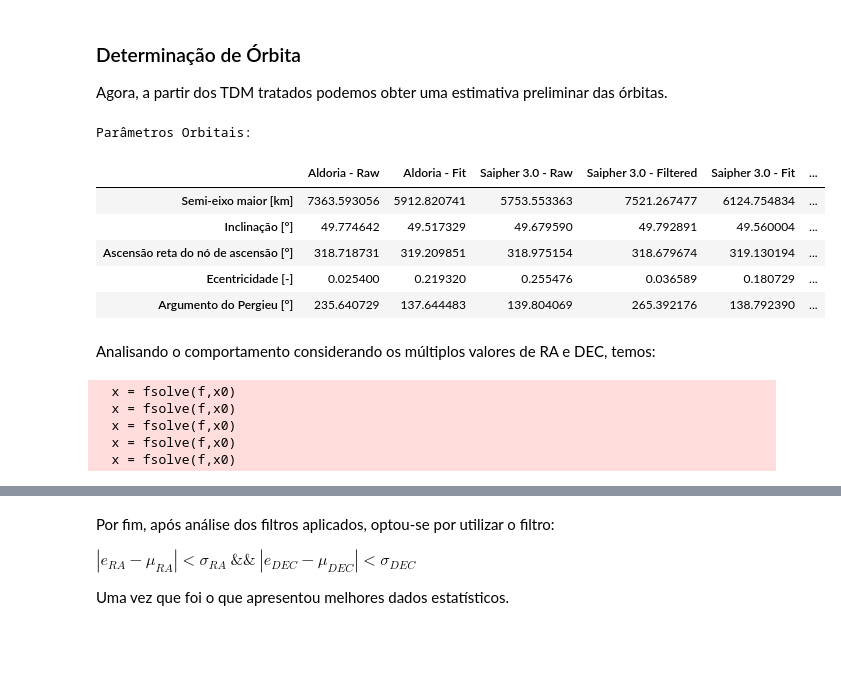
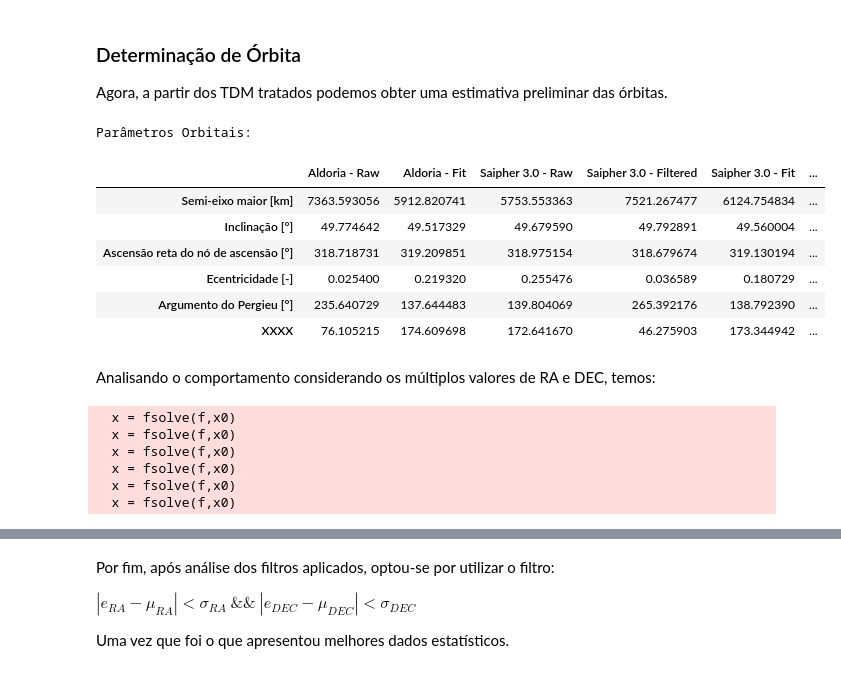
Before and after one commit to Rafa1914/spacepykit, a Jupyter notebook: data-exploration-notebook.ipynb, the cells around one changed output, grey strips where cells are left out. Cells and saved outputs as stored; diff of their text form; code cells hidden in the pictures; blank space fills up the shorter version.

```diff
--- a/data-exploration-notebook.ipynb
+++ b/data-exploration-notebook.ipynb
@@ -213,15 +213,15 @@ m_tle = 129.7086
 
 # Resultados:
 results = {
-    "Aldoria - Raw": tle_aldoria_raw.to_list(),
-    "Aldoria - Fit": tle_aldoria_fit.to_list(),
-    "Saipher 3.0 - Raw": tle_saipher_30_raw.to_list(),
-    "Saipher 3.0 - Filtered": tle_saipher_30_filtered.to_list(),
-    "Saipher 3.0 - Fit": tle_saipher_30_fit.to_list(),
-    "Saipher 2.5 - Raw": tle_saipher_25_raw.to_list(),
-    "Saipher 2.5 - Filtered": tle_saipher_25_filtered.to_list(),
-    "Saipher 2.5 - Fit": tle_saipher_25_fit.to_list(),
-    "TLE": [a_tle, i_tle, ra_tle, e_tle, w_tle],
+    "Aldoria - Raw": tle_aldoria_raw.to_list,
+    "Aldoria - Fit": tle_aldoria_fit.to_list,
+    "Saipher 3.0 - Raw": tle_saipher_30_raw.to_list,
+    "Saipher 3.0 - Filtered": tle_saipher_30_filtered.to_list,
+    "Saipher 3.0 - Fit": tle_saipher_30_fit.to_list,
+    "Saipher 2.5 - Raw": tle_saipher_25_raw.to_list,
+    "Saipher 2.5 - Filtered": tle_saipher_25_filtered.to_list,
+    "Saipher 2.5 - Fit": tle_saipher_25_fit.to_list,
+    "TLE": [a_tle, i_tle, ra_tle, e_tle, w_tle,0],
 }
 
 orbital_parameters_df = pd.DataFrame(
@@ -231,39 +231,41 @@ orbital_parameters_df = pd.DataFrame(
         "Ascensão reta do nó de ascensão [°]",
         "Ecentricidade [-]",
         "Argumento do Pergieu [°]",
+        "XXXX"
     ],
     data=results,
 )
 
 # print("Vetores de Estado:")
 # print(
 #     f"v2_aldoria = {round(v2_aldoria.x,4)}I + ({round(v2_aldoria.y,4)})J + ({round(v2_aldoria.z,4)})K"
 # )
 # print(
 #     f"v2_saipher = {round(v2_saipher_30.x,4)}I + ({round(v2_saipher_30.y,4)})J + ({round(v2_saipher_30.z,4)})K     (ex = {round(abs(100*(v2_saipher_30.x-v2_aldoria.x)/v2_aldoria.x),4)}% ey = {round(abs(100*(v2_saipher_30.y-v2_aldoria.y)/v2_aldoria.y),4)}% ez = {round(abs(100*(v2_saipher_30.z-v2_aldoria.z)/v2_aldoria.z),4)}%)"
 # )
 # print(
 #     f"v2_saipher = {round(v2_saipher_25.x,4)}I + ({round(v2_saipher_25.y,4)})J + ({round(v2_saipher_25.z,4)})K     (ex = {round(abs(100*(v2_saipher_25.x-v2_aldoria.x)/v2_aldoria.x),4)}% ey = {round(abs(100*(v2_saipher_25.y-v2_aldoria.y)/v2_aldoria.y),4)}% ez = {round(abs(100*(v2_saipher_25.z-v2_aldoria.z)/v2_aldoria.z),4)}%)"
 # )
 # print(
 #     f"r2_aldoria = {round(r2_aldoria.x,4)}I + ({round(r2_aldoria.y,4)})J + ({round(r2_aldoria.z,4)})K"
 # )
 # print(
 #     f"r2_saipher = {round(r2_saipher_30.x,4)}I + ({round(r2_saipher_30.y,4)})J + ({round(r2_saipher_30.z,4)})K     (ex = {round(abs(100*(r2_saipher_30.x-r2_aldoria.x)/r2_aldoria.x),4)}% ey = {round(abs(100*(r2_saipher_30.y-r2_aldoria.y)/r2_aldoria.y),4)}% ez = {round(abs(100*(r2_saipher_30.z-r2_aldoria.z)/r2_aldoria.z),4)}%)"
 # )
 # print(
 #     f"r2_saipher = {round(r2_saipher_25.x,4)}I + ({round(r2_saipher_25.y,4)})J + ({round(r2_saipher_25.z,4)})K     (ex = {round(abs(100*(r2_saipher_25.x-r2_aldoria.x)/r2_aldoria.x),4)}% ey = {round(abs(100*(r2_saipher_25.y-r2_aldoria.y)/r2_aldoria.y),4)}% ez = {round(abs(100*(r2_saipher_25.z-r2_aldoria.z)/r2_aldoria.z),4)}%)"
 # )
 print("\nParâmetros Orbitais:")
 orbital_parameters_df
 # %% [output]
 Parâmetros Orbitais:
 |  | Aldoria - Raw | Aldoria - Fit | Saipher 3.0 - Raw | Saipher 3.0 - Filtered | Saipher 3.0 - Fit | ... |
 | Semi-eixo maior [km] | 7363.593056 | 5912.820741 | 5753.553363 | 7521.267477 | 6124.754834 | ... |
 | Inclinação [°] | 49.774642 | 49.517329 | 49.679590 | 49.792891 | 49.560004 | ... |
 | Ascensão reta do nó de ascensão [°] | 318.718731 | 319.209851 | 318.975154 | 318.679674 | 319.130194 | ... |
 | Ecentricidade [-] | 0.025400 | 0.219320 | 0.255476 | 0.036589 | 0.180729 | ... |
 | Argumento do Pergieu [°] | 235.640729 | 137.644483 | 139.804069 | 265.392176 | 138.792390 | ... |
+| XXXX | 76.105215 | 174.609698 | 172.641670 | 46.275903 | 173.344942 | ... |
 # %% [markdown]
 Analisando o comportamento considerando os múltiplos valores de RA e DEC, temos:
 # %%
@@ -291,6 +293,7 @@ _,_,tdm_saipher_25_fit = fit_radec_tdm_data(raw_data=tdm_saipher_25_filtered,pol
 
 # Obtenção dos dados:
 tles_aldoria = get_iod_multiple_radec(tdm_aldoria_raw, observatory)
+tles_saipher_30_raw = get_iod_multiple_radec(tdm_saipher_30_raw, observatory)
 tles_saipher_30_filtered = get_iod_multiple_radec(tdm_saipher_30_filtered, observatory)
 tles_saipher_25_filtered = get_iod_multiple_radec(tdm_saipher_25_filtered, observatory)
 tles_saipher_30_fit = get_iod_multiple_radec(tdm_saipher_30_fit, observatory)
@@ -301,6 +304,7 @@ tles_saipher_25_fit = get_iod_multiple_radec(tdm_saipher_25_fit, observatory)
   x = fsolve(f,x0)
   x = fsolve(f,x0)
   x = fsolve(f,x0)
+  x = fsolve(f,x0)
 # %%
 # Plot dos Resultados:
 plot_data(
```
Also changed, not shown: parts of 1 cell of this notebook, 2 other files.
